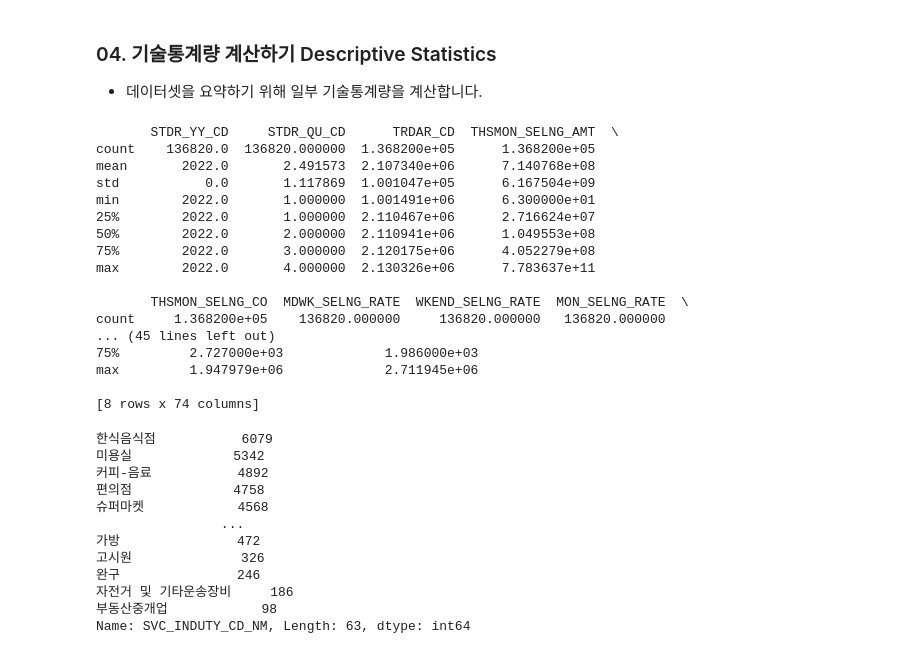
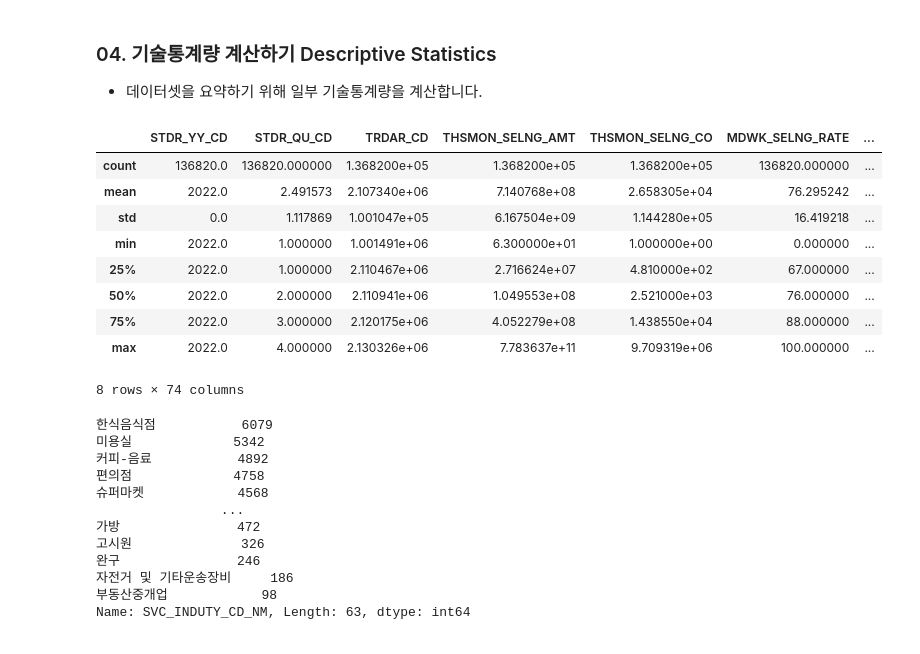
Before and after one commit to jisooyoon22/cw_data, a Jupyter notebook: 김가인/Start_EDA[상권분석].ipynb, the cells around one changed output. Cells and saved outputs as stored; diff of their text form; code cells hidden in the pictures.

```diff
--- a/김가인/Start_EDA[상권분석].ipynb
+++ b/김가인/Start_EDA[상권분석].ipynb
@@ -250,25 +233,18 @@ print(df)
 ### 04. 기술통계량 계산하기 Descriptive Statistics
 - 데이터셋을 요약하기 위해 일부 기술통계량을 계산합니다.
 # %%
-print(df.describe())
+df.describe()
 # %% [output]
+|  | STDR_YY_CD | STDR_QU_CD | TRDAR_CD | THSMON_SELNG_AMT | THSMON_SELNG_CO | MDWK_SELNG_RATE | ... |
+| count | 136820.0 | 136820.000000 | 1.368200e+05 | 1.368200e+05 | 1.368200e+05 | 136820.000000 | ... |
+| mean | 2022.0 | 2.491573 | 2.107340e+06 | 7.140768e+08 | 2.658305e+04 | 76.295242 | ... |
+| std | 0.0 | 1.117869 | 1.001047e+05 | 6.167504e+09 | 1.144280e+05 | 16.419218 | ... |
+| min | 2022.0 | 1.000000 | 1.001491e+06 | 6.300000e+01 | 1.000000e+00 | 0.000000 | ... |
+| 25% | 2022.0 | 1.000000 | 2.110467e+06 | 2.716624e+07 | 4.810000e+02 | 67.000000 | ... |
+| 50% | 2022.0 | 2.000000 | 2.110941e+06 | 1.049553e+08 | 2.521000e+03 | 76.000000 | ... |
+| 75% | 2022.0 | 3.000000 | 2.120175e+06 | 4.052279e+08 | 1.438550e+04 | 88.000000 | ... |
+| max | 2022.0 | 4.000000 | 2.130326e+06 | 7.783637e+11 | 9.709319e+06 | 100.000000 | ... |
-       STDR_YY_CD     STDR_QU_CD      TRDAR_CD  THSMON_SELNG_AMT  \
-count    136820.0  136820.000000  1.368200e+05      1.368200e+05
-mean       2022.0       2.491573  2.107340e+06      7.140768e+08
-std           0.0       1.117869  1.001047e+05      6.167504e+09
-min        2022.0       1.000000  1.001491e+06      6.300000e+01
-25%        2022.0       1.000000  2.110467e+06      2.716624e+07
-50%        2022.0       2.000000  2.110941e+06      1.049553e+08
-75%        2022.0       3.000000  2.120175e+06      4.052279e+08
-max        2022.0       4.000000  2.130326e+06      7.783637e+11
-
-       THSMON_SELNG_CO  MDWK_SELNG_RATE  WKEND_SELNG_RATE  MON_SELNG_RATE  \
-count     1.368200e+05    136820.000000     136820.000000   136820.000000
-... (45 lines left out)
-75%         2.727000e+03             1.986000e+03
-max         1.947979e+06             2.711945e+06
-
-[8 rows x 74 columns]
+8 rows × 74 columns
 # %%
 print(df['SVC_INDUTY_CD_NM'].value_counts())
 # %% [output]
```
Also changed, not shown: parts of 25 cells of this notebook.
